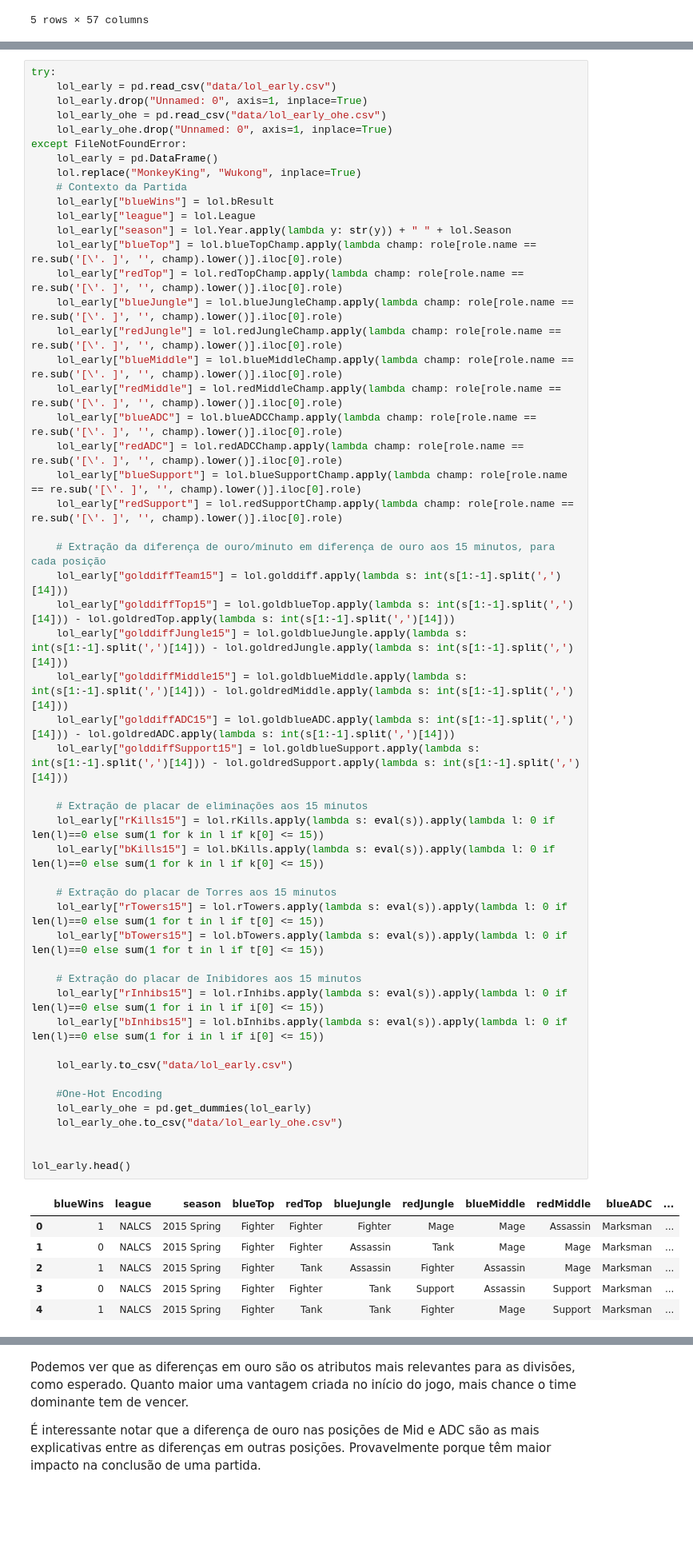
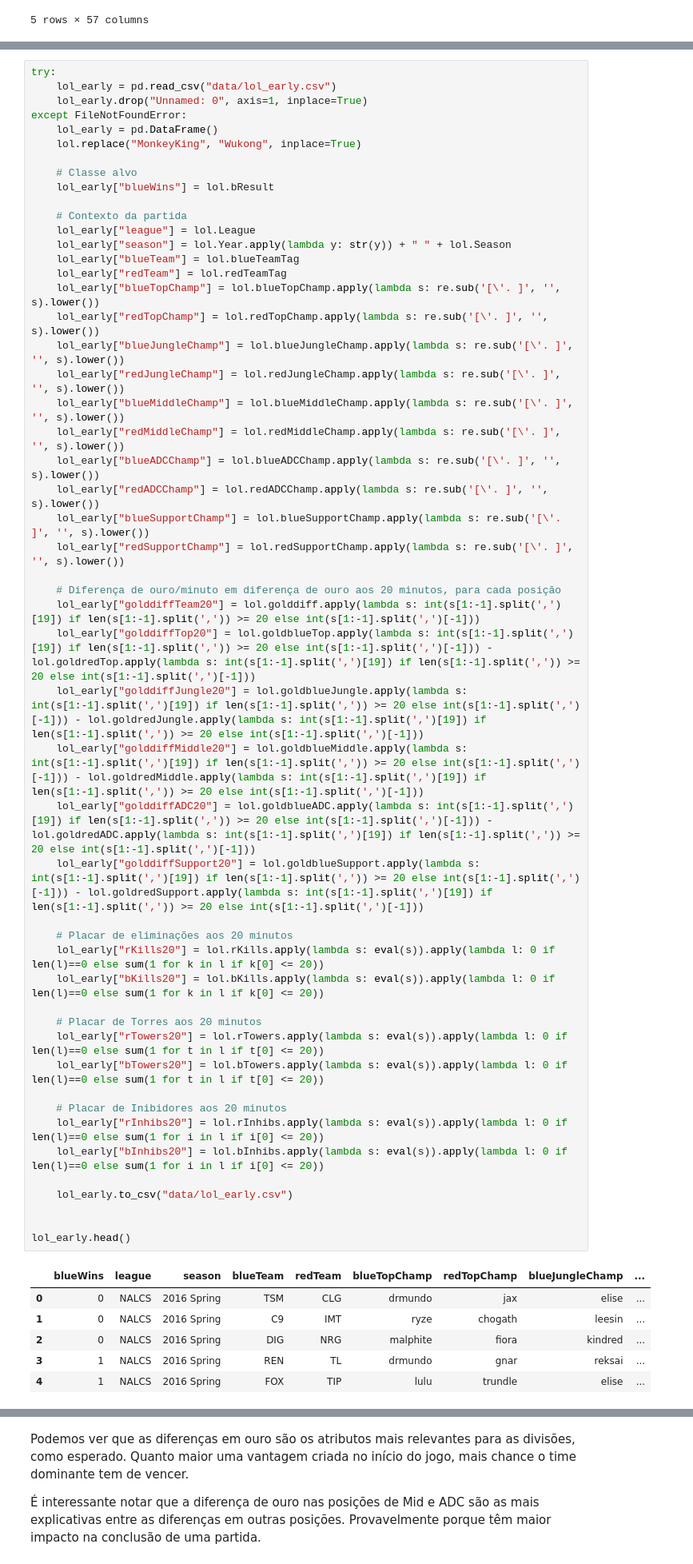
Before and after one commit to marscos/learning_of_legends, a Jupyter notebook: Assignment.ipynb, the cells around one changed output, grey strips where cells are left out. Shown at 80% size. Cells and saved outputs as stored; diff of their text form; blank space fills up the shorter version.

Commit message:
Champion stats

```diff
--- a/Assignment.ipynb
+++ b/Assignment.ipynb
@@ -65,59 +36,58 @@ Vamos fazer algumas transformações para conseguir os atributos que queremos:
 # %%
 try:
     lol_early = pd.read_csv("data/lol_early.csv")
     lol_early.drop("Unnamed: 0", axis=1, inplace=True)
-    lol_early_ohe = pd.read_csv("data/lol_early_ohe.csv")
-    lol_early_ohe.drop("Unnamed: 0", axis=1, inplace=True)
 except FileNotFoundError:
     lol_early = pd.DataFrame()
     lol.replace("MonkeyKing", "Wukong", inplace=True)
-    # Contexto da Partida
+
+    # Classe alvo
     lol_early["blueWins"] = lol.bResult
+
+    # Contexto da partida
     lol_early["league"] = lol.League
     lol_early["season"] = lol.Year.apply(lambda y: str(y)) + " " + lol.Season
-    lol_early["blueTop"] = lol.blueTopChamp.apply(lambda champ: role[role.name == re.sub('[\'. ]', '', champ).lower()].iloc[0].role)
-    lol_early["redTop"] = lol.redTopChamp.apply(lambda champ: role[role.name == re.sub('[\'. ]', '', champ).lower()].iloc[0].role)
-    lol_early["blueJungle"] = lol.blueJungleChamp.apply(lambda champ: role[role.name == re.sub('[\'. ]', '', champ).lower()].iloc[0].role)
-    lol_early["redJungle"] = lol.redJungleChamp.apply(lambda champ: role[role.name == re.sub('[\'. ]', '', champ).lower()].iloc[0].role)
-    lol_early["blueMiddle"] = lol.blueMiddleChamp.apply(lambda champ: role[role.name == re.sub('[\'. ]', '', champ).lower()].iloc[0].role)
-    lol_early["redMiddle"] = lol.redMiddleChamp.apply(lambda champ: role[role.name == re.sub('[\'. ]', '', champ).lower()].iloc[0].role)
-    lol_early["blueADC"] = lol.blueADCChamp.apply(lambda champ: role[role.name == re.sub('[\'. ]', '', champ).lower()].iloc[0].role)
-    lol_early["redADC"] = lol.redADCChamp.apply(lambda champ: role[role.name == re.sub('[\'. ]', '', champ).lower()].iloc[0].role)
-    lol_early["blueSupport"] = lol.blueSupportChamp.apply(lambda champ: role[role.name == re.sub('[\'. ]', '', champ).lower()].iloc[0].role)
-    lol_early["redSupport"] = lol.redSupportChamp.apply(lambda champ: role[role.name == re.sub('[\'. ]', '', champ).lower()].iloc[0].role)
+    lol_early["blueTeam"] = lol.blueTeamTag
+    lol_early["redTeam"] = lol.redTeamTag
+    lol_early["blueTopChamp"] = lol.blueTopChamp.apply(lambda s: re.sub('[\'. ]', '', s).lower())
+    lol_early["redTopChamp"] = lol.redTopChamp.apply(lambda s: re.sub('[\'. ]', '', s).lower())
+    lol_early["blueJungleChamp"] = lol.blueJungleChamp.apply(lambda s: re.sub('[\'. ]', '', s).lower())
+    lol_early["redJungleChamp"] = lol.redJungleChamp.apply(lambda s: re.sub('[\'. ]', '', s).lower())
+    lol_early["blueMiddleChamp"] = lol.blueMiddleChamp.apply(lambda s: re.sub('[\'. ]', '', s).lower())
+    lol_early["redMiddleChamp"] = lol.redMiddleChamp.apply(lambda s: re.sub('[\'. ]', '', s).lower())
+    lol_early["blueADCChamp"] = lol.blueADCChamp.apply(lambda s: re.sub('[\'. ]', '', s).lower())
+    lol_early["redADCChamp"] = lol.redADCChamp.apply(lambda s: re.sub('[\'. ]', '', s).lower())
+    lol_early["blueSupportChamp"] = lol.blueSupportChamp.apply(lambda s: re.sub('[\'. ]', '', s).lower())
+    lol_early["redSupportChamp"] = lol.redSupportChamp.apply(lambda s: re.sub('[\'. ]', '', s).lower())
 
-    # Extração da diferença de ouro/minuto em diferença de ouro aos 15 minutos, para cada posição
-    lol_early["golddiffTeam15"] = lol.golddiff.apply(lambda s: int(s[1:-1].split(',')[14]))
-    lol_early["golddiffTop15"] = lol.goldblueTop.apply(lambda s: int(s[1:-1].split(',')[14])) - lol.goldredTop.apply(lambda s: int(s[1:-1].split(',')[14]))
-    lol_early["golddiffJungle15"] = lol.goldblueJungle.apply(lambda s: int(s[1:-1].split(',')[14])) - lol.goldredJungle.apply(lambda s: int(s[1:-1].split(',')[14]))
-    lol_early["golddiffMiddle15"] = lol.goldblueMiddle.apply(lambda s: int(s[1:-1].split(',')[14])) - lol.goldredMiddle.apply(lambda s: int(s[1:-1].split(',')[14]))
-    lol_early["golddiffADC15"] = lol.goldblueADC.apply(lambda s: int(s[1:-1].split(',')[14])) - lol.goldredADC.apply(lambda s: int(s[1:-1].split(',')[14]))
-    lol_early["golddiffSupport15"] = lol.goldblueSupport.apply(lambda s: int(s[1:-1].split(',')[14])) - lol.goldredSupport.apply(lambda s: int(s[1:-1].split(',')[14]))
+    # Diferença de ouro/minuto em diferença de ouro aos 20 minutos, para cada posição
+    lol_early["golddiffTeam20"] = lol.golddiff.apply(lambda s: int(s[1:-1].split(',')[19]) if len(s[1:-1].split(',')) >= 20 else int(s[1:-1].split(',')[-1]))
+    lol_early["golddiffTop20"] = lol.goldblueTop.apply(lambda s: int(s[1:-1].split(',')[19]) if len(s[1:-1].split(',')) >= 20 else int(s[1:-1].split(',')[-1])) - lol.goldredTop.apply(lambda s: int(s[1:-1].split(',')[19]) if len(s[1:-1].split(',')) >= 20 else int(s[1:-1].split(',')[-1]))
+    lol_early["golddiffJungle20"] = lol.goldblueJungle.apply(lambda s: int(s[1:-1].split(',')[19]) if len(s[1:-1].split(',')) >= 20 else int(s[1:-1].split(',')[-1])) - lol.goldredJungle.apply(lambda s: int(s[1:-1].split(',')[19]) if len(s[1:-1].split(',')) >= 20 else int(s[1:-1].split(',')[-1]))
+    lol_early["golddiffMiddle20"] = lol.goldblueMiddle.apply(lambda s: int(s[1:-1].split(',')[19]) if len(s[1:-1].split(',')) >= 20 else int(s[1:-1].split(',')[-1])) - lol.goldredMiddle.apply(lambda s: int(s[1:-1].split(',')[19]) if len(s[1:-1].split(',')) >= 20 else int(s[1:-1].split(',')[-1]))
+    lol_early["golddiffADC20"] = lol.goldblueADC.apply(lambda s: int(s[1:-1].split(',')[19]) if len(s[1:-1].split(',')) >= 20 else int(s[1:-1].split(',')[-1])) - lol.goldredADC.apply(lambda s: int(s[1:-1].split(',')[19]) if len(s[1:-1].split(',')) >= 20 else int(s[1:-1].split(',')[-1]))
+    lol_early["golddiffSupport20"] = lol.goldblueSupport.apply(lambda s: int(s[1:-1].split(',')[19]) if len(s[1:-1].split(',')) >= 20 else int(s[1:-1].split(',')[-1])) - lol.goldredSupport.apply(lambda s: int(s[1:-1].split(',')[19]) if len(s[1:-1].split(',')) >= 20 else int(s[1:-1].split(',')[-1]))
 
-    # Extração de placar de eliminações aos 15 minutos
-    lol_early["rKills15"] = lol.rKills.apply(lambda s: eval(s)).apply(lambda l: 0 if len(l)==0 else sum(1 for k in l if k[0] <= 15))
-    lol_early["bKills15"] = lol.bKills.apply(lambda s: eval(s)).apply(lambda l: 0 if len(l)==0 else sum(1 for k in l if k[0] <= 15))
+    # Placar de eliminações aos 20 minutos
+    lol_early["rKills20"] = lol.rKills.apply(lambda s: eval(s)).apply(lambda l: 0 if len(l)==0 else sum(1 for k in l if k[0] <= 20))
+    lol_early["bKills20"] = lol.bKills.apply(lambda s: eval(s)).apply(lambda l: 0 if len(l)==0 else sum(1 for k in l if k[0] <= 20))
 
-    # Extração do placar de Torres aos 15 minutos
-    lol_early["rTowers15"] = lol.rTowers.apply(lambda s: eval(s)).apply(lambda l: 0 if len(l)==0 else sum(1 for t in l if t[0] <= 15))
-    lol_early["bTowers15"] = lol.bTowers.apply(lambda s: eval(s)).apply(lambda l: 0 if len(l)==0 else sum(1 for t in l if t[0] <= 15))
+    # Placar de Torres aos 20 minutos
+    lol_early["rTowers20"] = lol.rTowers.apply(lambda s: eval(s)).apply(lambda l: 0 if len(l)==0 else sum(1 for t in l if t[0] <= 20))
+    lol_early["bTowers20"] = lol.bTowers.apply(lambda s: eval(s)).apply(lambda l: 0 if len(l)==0 else sum(1 for t in l if t[0] <= 20))
 
-    # Extração do placar de Inibidores aos 15 minutos
-    lol_early["rInhibs15"] = lol.rInhibs.apply(lambda s: eval(s)).apply(lambda l: 0 if len(l)==0 else sum(1 for i in l if i[0] <= 15))
-    lol_early["bInhibs15"] = lol.bInhibs.apply(lambda s: eval(s)).apply(lambda l: 0 if len(l)==0 else sum(1 for i in l if i[0] <= 15))
+    # Placar de Inibidores aos 20 minutos
+    lol_early["rInhibs20"] = lol.rInhibs.apply(lambda s: eval(s)).apply(lambda l: 0 if len(l)==0 else sum(1 for i in l if i[0] <= 20))
+    lol_early["bInhibs20"] = lol.bInhibs.apply(lambda s: eval(s)).apply(lambda l: 0 if len(l)==0 else sum(1 for i in l if i[0] <= 20))
 
     lol_early.to_csv("data/lol_early.csv")
 
-    #One-Hot Encoding
-    lol_early_ohe = pd.get_dummies(lol_early)
-    lol_early_ohe.to_csv("data/lol_early_ohe.csv")
-
 
 lol_early.head()
 # %% [output]
-|  | blueWins | league | season | blueTop | redTop | blueJungle | redJungle | blueMiddle | redMiddle | blueADC | ... |
-| 0 | 1 | NALCS | 2015 Spring | Fighter | Fighter | Fighter | Mage | Mage | Assassin | Marksman | ... |
-| 1 | 0 | NALCS | 2015 Spring | Fighter | Fighter | Assassin | Tank | Mage | Mage | Marksman | ... |
-| 2 | 1 | NALCS | 2015 Spring | Fighter | Tank | Assassin | Fighter | Assassin | Mage | Marksman | ... |
-| 3 | 0 | NALCS | 2015 Spring | Fighter | Fighter | Tank | Support | Assassin | Support | Marksman | ... |
-| 4 | 1 | NALCS | 2015 Spring | Fighter | Tank | Tank | Fighter | Mage | Support | Marksman | ... |
+|  | blueWins | league | season | blueTeam | redTeam | blueTopChamp | redTopChamp | blueJungleChamp | ... |
+| 0 | 0 | NALCS | 2016 Spring | TSM | CLG | drmundo | jax | elise | ... |
+| 1 | 0 | NALCS | 2016 Spring | C9 | IMT | ryze | chogath | leesin | ... |
+| 2 | 0 | NALCS | 2016 Spring | DIG | NRG | malphite | fiora | kindred | ... |
+| 3 | 1 | NALCS | 2016 Spring | REN | TL | drmundo | gnar | reksai | ... |
+| 4 | 1 | NALCS | 2016 Spring | FOX | TIP | lulu | trundle | elise | ... |
```
Also changed, not shown: parts of 14 cells of this notebook, 8 other files.
